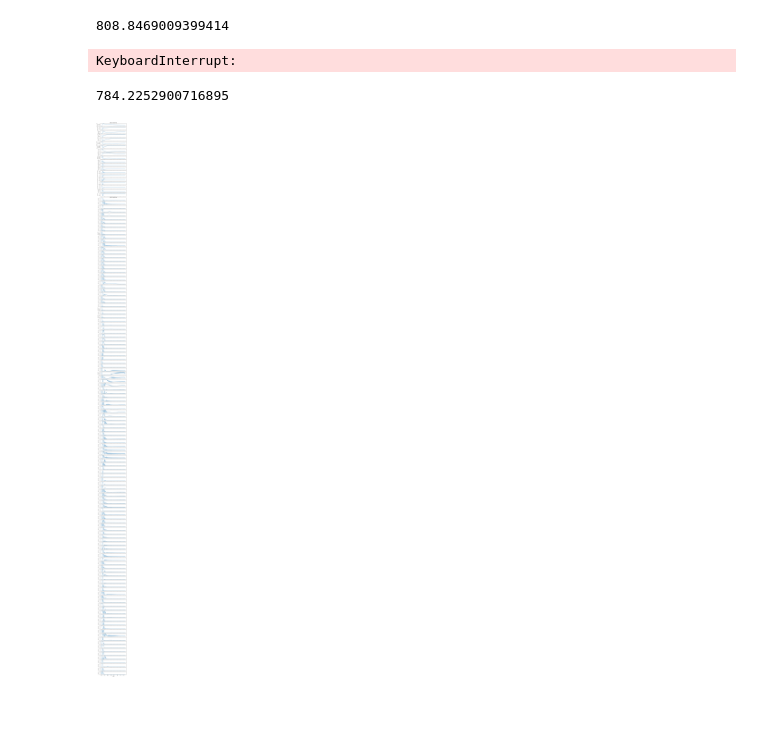
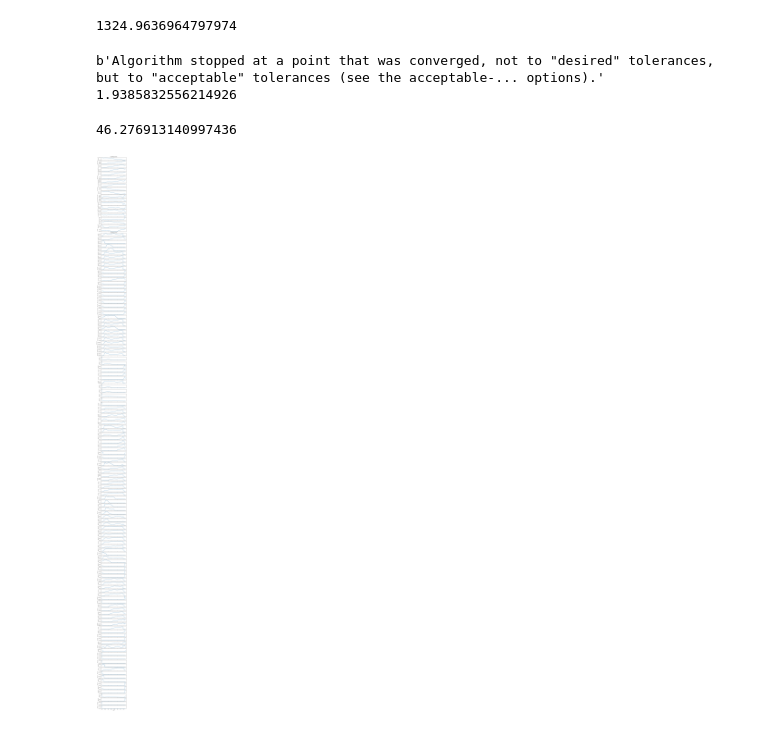
Before and after one commit to zoufaond/Exoskelet_matlab, a Jupyter notebook: Shoulder_Chadwick/Python/opt_control_eul.ipynb, the cells around one changed output. Saved outputs shown, nothing was run; the diff lists cells and outputs as text; code cells hidden in the pictures.

```diff
--- a/Shoulder_Chadwick/Python/opt_control_eul.ipynb
+++ b/Shoulder_Chadwick/Python/opt_control_eul.ipynb
@@ -46,7 +46,7 @@ num_inputs = len(specified_symbols)
 t = me.dynamicsymbols._t
 # %%
 traj_w = 250
-vel_w = 5
+vel_w = 0.1
 act_w = 1
 
 def obj(free):
@@ -63,10 +63,10 @@ def obj_grad(free):
     return grad
 # %%
 instance_constraints = []
-# for i in range(1):
-#     instance_constraints.append(state_symbols[i].func(0.0)-x0t[i])
+for i in range(9):
+    instance_constraints.append(state_symbols[i].func(0.0)-x0t[i])
 
-instance_constraints.append(state_symbols[9].func(0.0)-x0t[9])
+# instance_constraints.append(state_symbols[9].func(0.0)-x0t[9])
 
 bounds1 = (0.0,1.0)
 bounds = (bounds1,)*len(activations)
@@ -84,10 +84,10 @@ prob = Problem(obj, obj_grad, eoms_implicit, state_symbols,
 time_to_create = tm.time() - start
 print(time_to_create)
 # %% [output]
-808.8469009399414
+1324.9636964797974
 # %%
-prob.add_option('max_iter',10000)
-prob.add_option('limited_memory_max_history', 40)
+prob.add_option('max_iter',1000)
+# prob.add_option('limited_memory_max_history', 40)
 # %%
 initial_guess = np.zeros(prob.num_free)
 initial_guess[:10*num_nodes] = traj
@@ -96,17 +96,18 @@ solution, info = prob.solve(initial_guess)
 print(info['status_msg'])
 print(info['obj_val'])
 # %% [output]
-KeyboardInterrupt:
+b'Algorithm stopped at a point that was converged, not to "desired" tolerances, but to "acceptable" tolerances (see the acceptable-... options).'
+1.9385832556214926
 # %%
-# import matplotlib.pyplot as plt
-# fig, axes = plt.subplots(int(num_states+num_inputs), 1, sharex=True,
-#                          figsize=(6.4, 0.8*(num_states+num_inputs)),
-#                          layout='compressed')
-# prob.plot_trajectories(solution, axes=axes)
+import matplotlib.pyplot as plt
+fig, axes = plt.subplots(int(num_states+num_inputs), 1, sharex=True,
+                         figsize=(6.4, 0.8*(num_states+num_inputs)),
+                         layout='compressed')
+prob.plot_trajectories(solution, axes=axes)
 
-# act_obj = np.sum(solution[num_states*num_nodes:(num_states + num_inputs)*num_nodes]**2)
-# print(act_obj)
+act_obj = np.sum(solution[num_states*num_nodes:(num_states + num_inputs)*num_nodes]**2)
+print(act_obj)
 # %% [output]
-784.2252900716895
+46.276913140997436
-[figure, old version]
+[figure, new version]
 # %%
```
Also changed, not shown: parts of 4 cells of this notebook, 13 other files.
